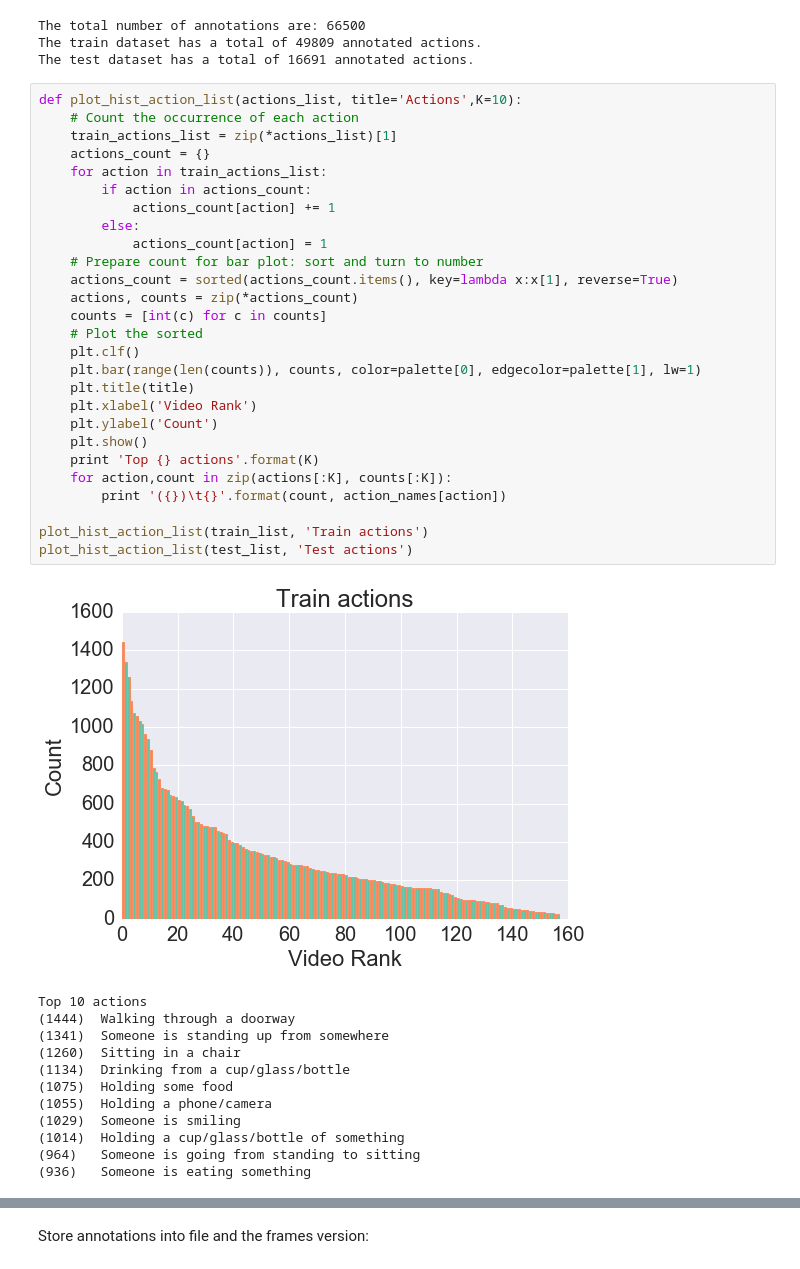
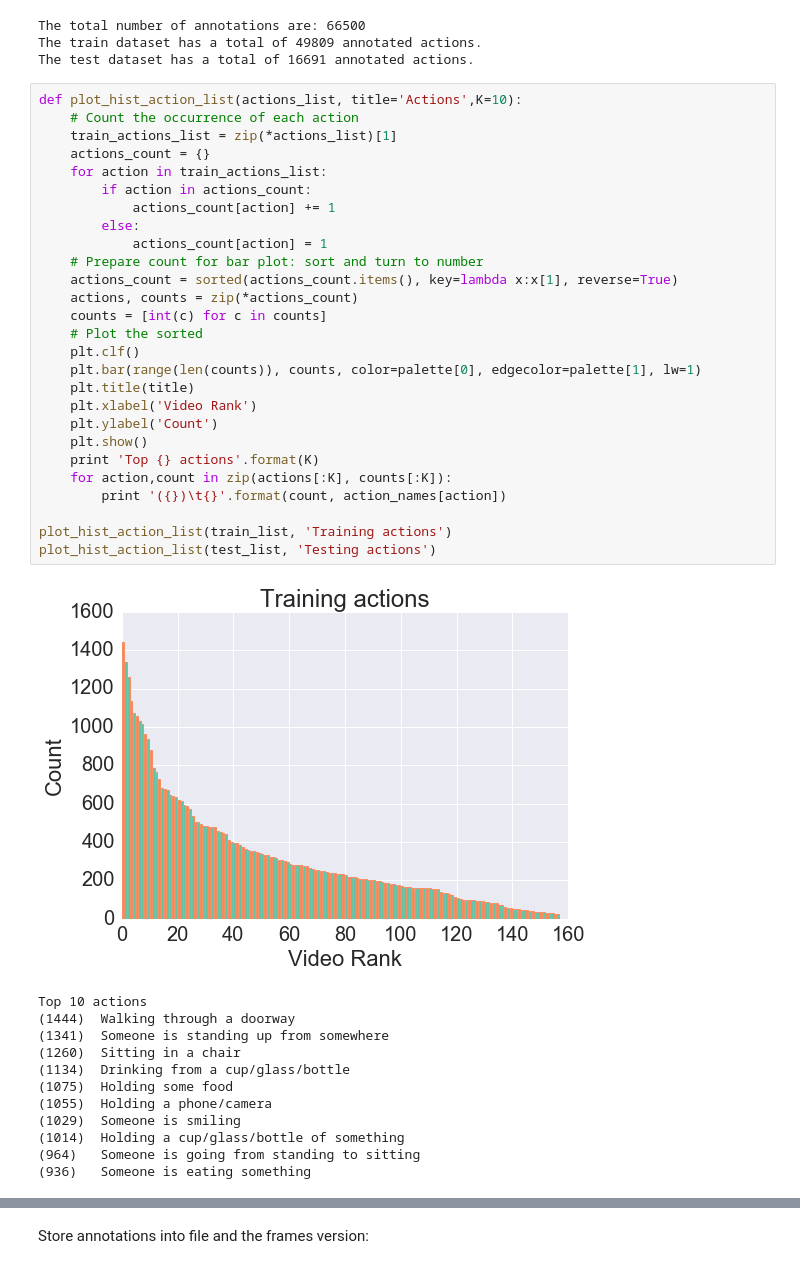
Before and after one commit to salmedina/16824_FinalProject, a Jupyter notebook: notebooks/Charades Analysis.ipynb, the cells around one changed output, grey strips where cells are left out. Cells and saved outputs as stored; diff of their text form.

```diff
--- a/notebooks/Charades Analysis.ipynb
+++ b/notebooks/Charades Analysis.ipynb
@@ -81,32 +81,32 @@ The test dataset has a total of 16691 annotated actions.
 # %%
 def plot_hist_action_list(actions_list, title='Actions',K=10):
     # Count the occurrence of each action
     train_actions_list = zip(*actions_list)[1]
     actions_count = {}
     for action in train_actions_list:
         if action in actions_count:
             actions_count[action] += 1
         else:
             actions_count[action] = 1
     # Prepare count for bar plot: sort and turn to number
     actions_count = sorted(actions_count.items(), key=lambda x:x[1], reverse=True)
     actions, counts = zip(*actions_count)
     counts = [int(c) for c in counts]
     # Plot the sorted
     plt.clf()
     plt.bar(range(len(counts)), counts, color=palette[0], edgecolor=palette[1], lw=1)
     plt.title(title)
     plt.xlabel('Video Rank')
     plt.ylabel('Count')
     plt.show()
     print 'Top {} actions'.format(K)
     for action,count in zip(actions[:K], counts[:K]):
         print '({})\t{}'.format(count, action_names[action])
 
-plot_hist_action_list(train_list, 'Train actions')
-plot_hist_action_list(test_list, 'Test actions')
+plot_hist_action_list(train_list, 'Training actions')
+plot_hist_action_list(test_list, 'Testing actions')
 # %% [output]
-[figure, old version]
+[figure, new version]
 Top 10 actions
 (1444)  Walking through a doorway
 (1341)  Someone is standing up from somewhere
```
Also changed, not shown: parts of 5 cells of this notebook.
